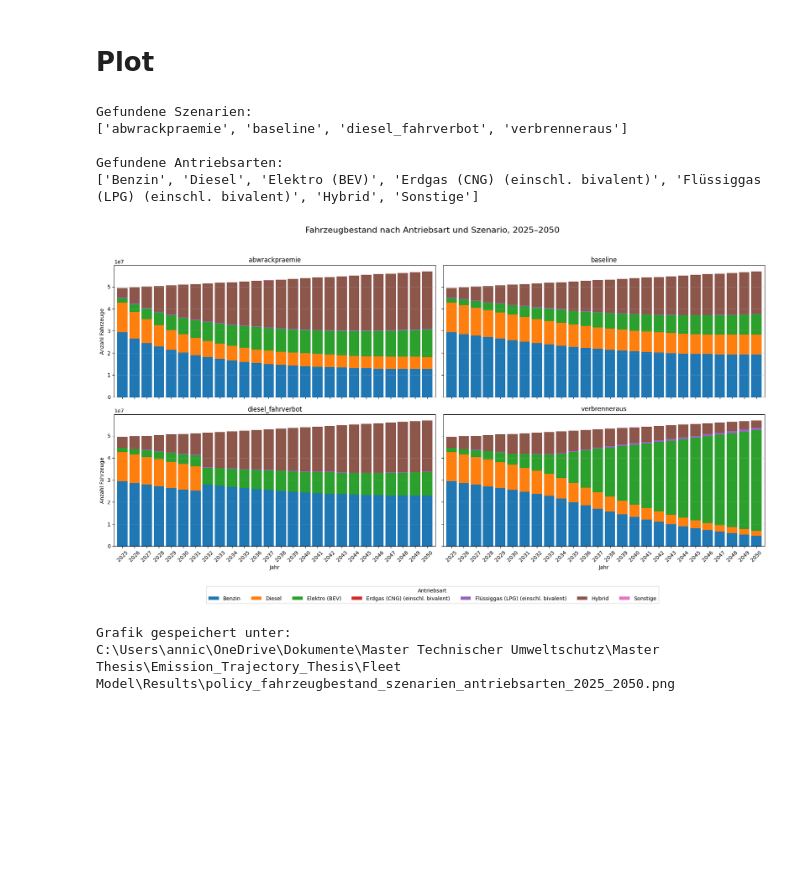
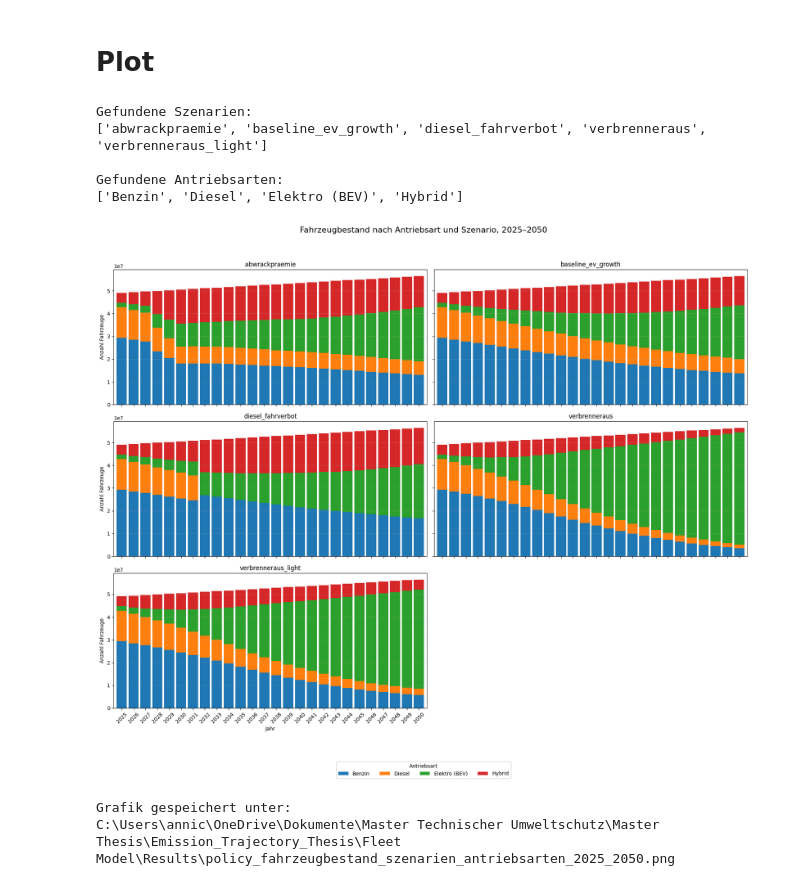
Before and after one commit to annicarl/Emission_Trajectory_Thesis, a Jupyter notebook: Fleet Model/Fleet_Model_runner.ipynb, the cells around one changed output. Drawn from its saved outputs; the diff is of its cells as text; code cells hidden in the pictures; blank space fills up the shorter version.

```diff
--- a/Fleet Model/Fleet_Model_runner.ipynb
+++ b/Fleet Model/Fleet_Model_runner.ipynb
@@ -70,19 +147,15 @@ policy_summary_all
 # %% [markdown]
 # Plot
 # %%
+import math
 import pandas as pd
 import matplotlib.pyplot as plt
-from pathlib import Path
 
 # ------------------------------------------------------------
-# 1. Datei einlesen
+# 1. Frisch berechnete Ergebnisdaten verwenden
 # ------------------------------------------------------------
 
-file_path = Path(
-    r"C:\Users\annic\OneDrive\Dokumente\Master Technischer Umweltschutz\Master Thesis\Emission_Trajectory_Thesis\Fleet Model\Results\policy_final_stock_all.csv"
-)
-
-df = pd.read_csv(file_path, sep=";")
+df = policy_final_stock_all.copy()
 
 # ------------------------------------------------------------
 # 2. Datentypen bereinigen
@@ -120,15 +193,18 @@ print("\nGefundene Antriebsarten:")
 print(antriebsarten)
 
 # ------------------------------------------------------------
-# 6. 2x2 Plot mit gestapelten Balkendiagrammen erstellen
+# 6. Dynamisches Plot-Raster für alle Szenarien erstellen
 # ------------------------------------------------------------
 
+ncols = 2
+nrows = math.ceil(len(szenarien) / ncols)
 fig, axes = plt.subplots(
-    2,
-    2,
-    figsize=(18, 10),
+    nrows,
+    ncols,
+    figsize=(18, 5 * nrows),
     sharex=True,
-    sharey=True
+    sharey=True,
+    squeeze=False
 )
 
 axes = axes.flatten()
@@ -175,7 +251,7 @@ for ax, szenario in zip(axes, szenarien):
     if legend is not None:
         legend.remove()
 
-# Falls weniger als 4 Szenarien vorhanden sind, leere Subplots ausblenden
+# Nicht benötigte Subplots ausblenden
 for i in range(len(szenarien), len(axes)):
     axes[i].set_visible(False)
 
@@ -192,36 +268,36 @@ fig.legend(
     loc="lower center",
     ncol=len(antriebsarten),
     bbox_to_anchor=(0.5, -0.03)
 )
 
 fig.suptitle(
     "Fahrzeugbestand nach Antriebsart und Szenario, 2025–2050",
     fontsize=16
 )
 
 plt.tight_layout(rect=[0, 0.05, 1, 0.95])
 
 # ------------------------------------------------------------
 # 8. Grafik speichern
 # ------------------------------------------------------------
 
-output_path = file_path.parent / "policy_fahrzeugbestand_szenarien_antriebsarten_2025_2050.png"
+output_path = results_dir / "policy_fahrzeugbestand_szenarien_antriebsarten_2025_2050.png"
 
 plt.savefig(
     output_path,
     dpi=300,
     bbox_inches="tight"
 )
 
 plt.show()
 
 print(f"Grafik gespeichert unter:\n{output_path}")
 # %% [output]
 Gefundene Szenarien:
-['abwrackpraemie', 'baseline', 'diesel_fahrverbot', 'verbrenneraus']
+['abwrackpraemie', 'baseline_ev_growth', 'diesel_fahrverbot', 'verbrenneraus', 'verbrenneraus_light']
 
 Gefundene Antriebsarten:
-['Benzin', 'Diesel', 'Elektro (BEV)', 'Erdgas (CNG) (einschl. bivalent)', 'Flüssiggas (LPG) (einschl. bivalent)', 'Hybrid', 'Sonstige']
+['Benzin', 'Diesel', 'Elektro (BEV)', 'Hybrid']
-[figure, old version]
+[figure, new version]
 Grafik gespeichert unter:
 C:\Users\annic\OneDrive\Dokumente\Master Technischer Umweltschutz\Master Thesis\Emission_Trajectory_Thesis\Fleet Model\Results\policy_fahrzeugbestand_szenarien_antriebsarten_2025_2050.png
```
Also changed, not shown: parts of 5 cells of this notebook, 6 other files.
